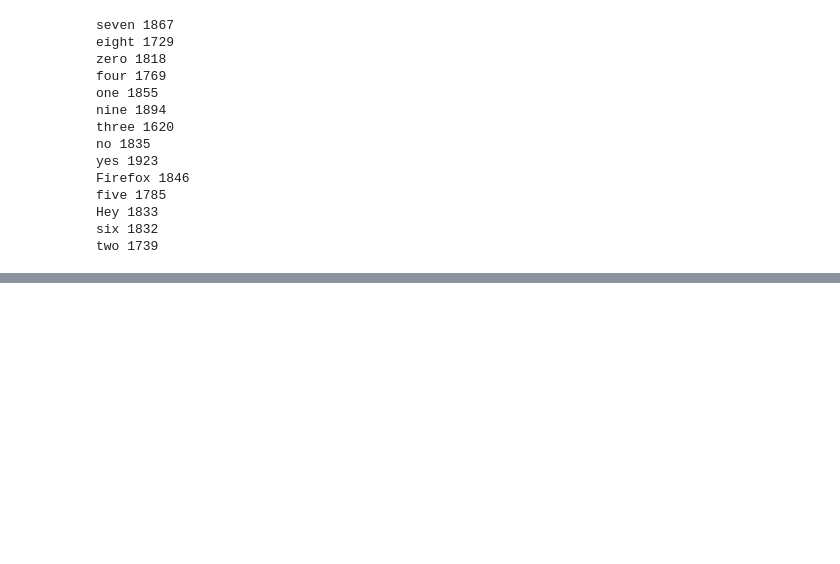
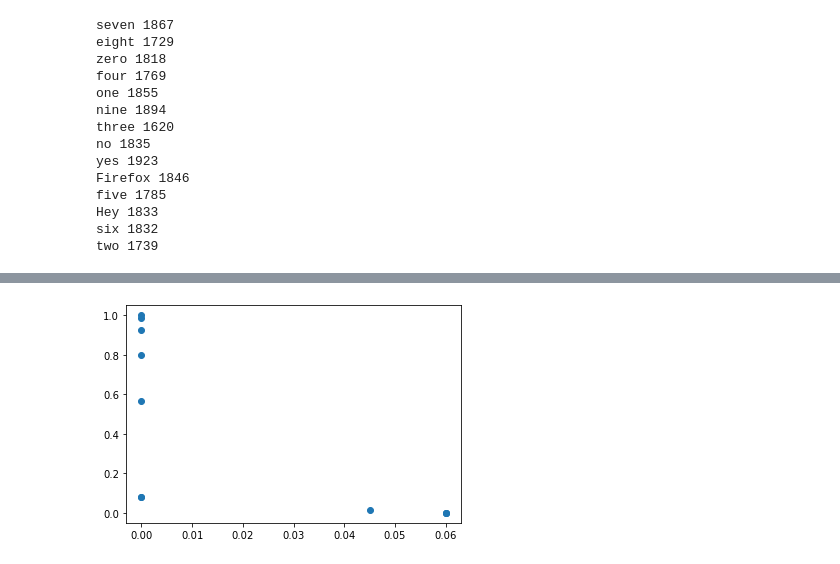
Before and after one commit to harvard-edge/multilingual_kws, a Jupyter notebook: ParseGoogleCloud.ipynb, the cells around one changed output, grey strips where cells are left out. Saved outputs shown, nothing was run; the diff lists cells and outputs as text; code cells hidden in the pictures; blank space fills up the shorter version.

```diff
--- a/ParseGoogleCloud.ipynb
+++ b/ParseGoogleCloud.ipynb
@@ -736,0 +766,6 @@ two 1739
+# %%
+fp = [.06, .06, .06, .045, 0., 0., 0., 0., 0., 0., 0.]
+tp = [0., 0., 0., .015, .08, .08, .565, .8, .925, .985, 1.]
+plt.scatter(fp,tp);
+# %% [output]
+[figure, added]
```
Also changed, not shown: parts of 2 cells of this notebook, 6 other files.
